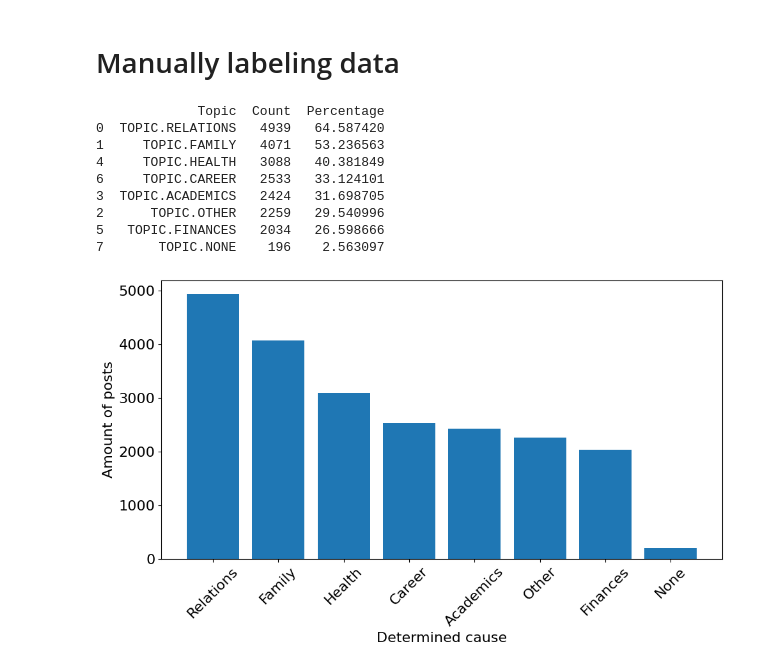
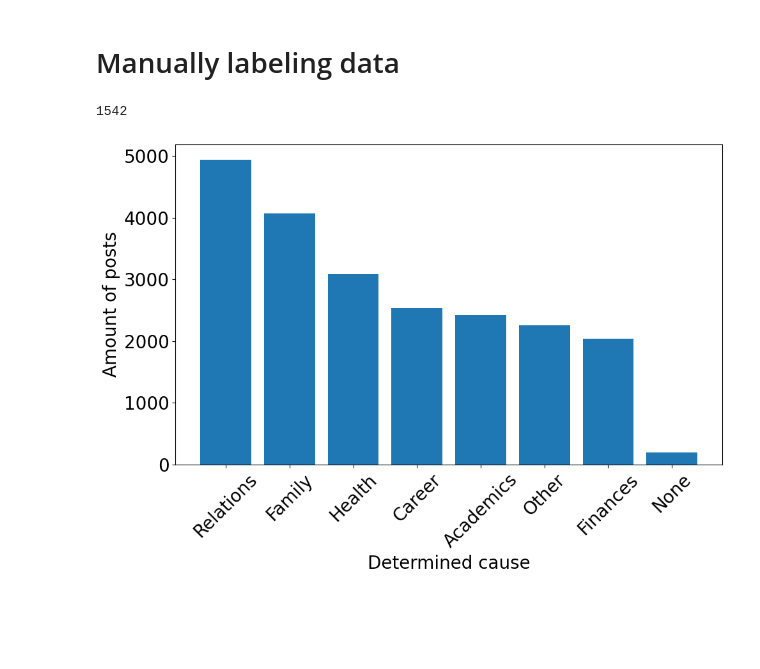
Before and after one commit to JorisBallemans/txmm_project, a Jupyter notebook: topic_modelling.ipynb, the cells around one changed output. Cells and saved outputs as stored; diff of their text form; code cells hidden in the pictures; blank space fills up the shorter version.

```diff
--- a/topic_modelling.ipynb
+++ b/topic_modelling.ipynb
@@ -117,46 +117,51 @@ clusters_25 = {0: [TOPIC.FINANCES, TOPIC.FAMILY, TOPIC.ACADEMICS, TOPIC.CAREER],
                23: [TOPIC.RELATIONS, TOPIC.OTHER], #Social incidents
                24: [TOPIC.FAMILY, TOPIC.RELATIONS, TOPIC.ACADEMICS, TOPIC.HEALTH]}
 # %%
+df = pd.read_csv("25_cluster_data.csv")
+
 df["topics"] = df["cluster"].map(clusters_25)
 
 df["topic_count"] = df["topics"].apply(lambda topics: Counter(topics))
 
-total_count = sum(df["topic_counts"], Counter())
+posts_with_family = df[df['topics'].apply(lambda x: TOPIC.FAMILY in x)]
+posts_with_finance = df[df['topics'].apply(lambda x: TOPIC.FINANCES in x)]
+posts_with_career = df[df['topics'].apply(lambda x: TOPIC.CAREER in x)]
+
+ids_with_family = posts_with_family['id'].tolist()
+ids_with_finance = posts_with_finance['id'].tolist()
+ids_with_career = posts_with_career['id'].tolist()
+
+overlap = list(set(ids_with_family) & set(ids_with_finance))
+
+print(len(overlap))
+total_count = sum(df["topic_count"], Counter())
 
 total_count_df = pd.DataFrame(total_count.items(), columns=["Topic", "Count"]).sort_values(by="Count", ascending=False)
 
 total_count_df["Percentage"] = (total_count_df["Count"] / len(df)) * 100
 # %% [output]
-             Topic  Count  Percentage
-0  TOPIC.RELATIONS   4939   64.587420
-1     TOPIC.FAMILY   4071   53.236563
-4     TOPIC.HEALTH   3088   40.381849
-6     TOPIC.CAREER   2533   33.124101
-3  TOPIC.ACADEMICS   2424   31.698705
-2      TOPIC.OTHER   2259   29.540996
-5   TOPIC.FINANCES   2034   26.598666
-7       TOPIC.NONE    196    2.563097
+1542
 # %%
 #Generate graph
 results = {"Relations": 4939,
            "Family": 4071,
            "Health": 3088,
            "Career": 2533,
            "Academics": 2424,
            "Other": 2259,
            "Finances": 2034,
            "None": 196}
 
 sorted_results = dict(sorted(results.items(), key=lambda item: item[1], reverse=True))
 
-plt.figure(figsize=(10, 6))
+plt.figure(figsize=(10, 7))
 plt.bar(sorted_results.keys(), sorted_results.values())
 
-plt.xlabel("Determined cause", fontsize=16)
-plt.ylabel("Amount of posts", fontsize=16)
-plt.xticks(rotation=45, fontsize = 16)
-plt.yticks(fontsize = 16)
+plt.xlabel("Determined cause", fontsize=20)
+plt.ylabel("Amount of posts", fontsize=20)
+plt.xticks(rotation=45, fontsize = 20)
+plt.yticks(fontsize = 20)
 plt.tight_layout()
 plt.show()
 # %% [output]
-[figure, old version]
+[figure, new version]
```
Also changed, not shown: parts of 1 cell of this notebook, 3 other files.
